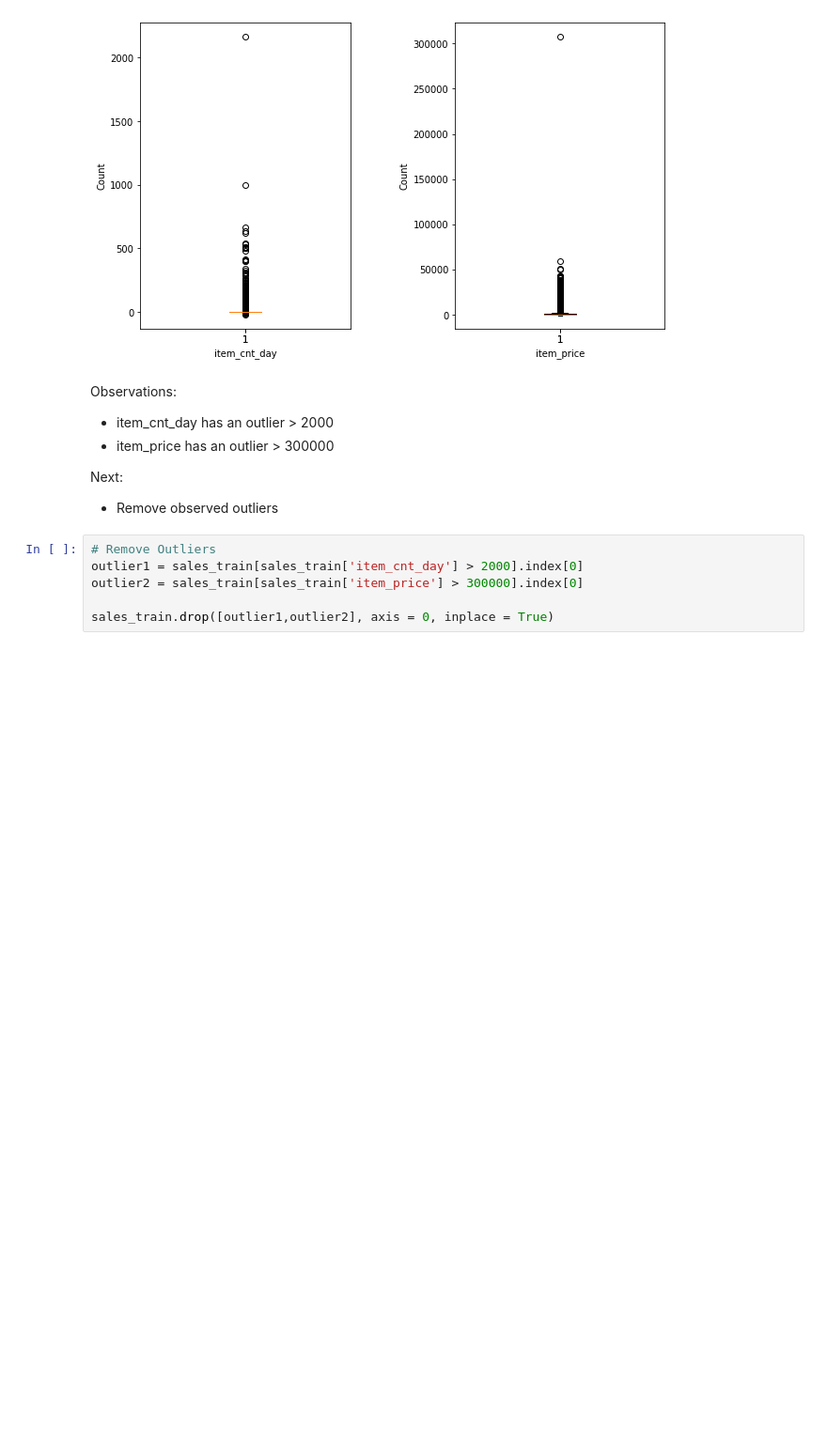
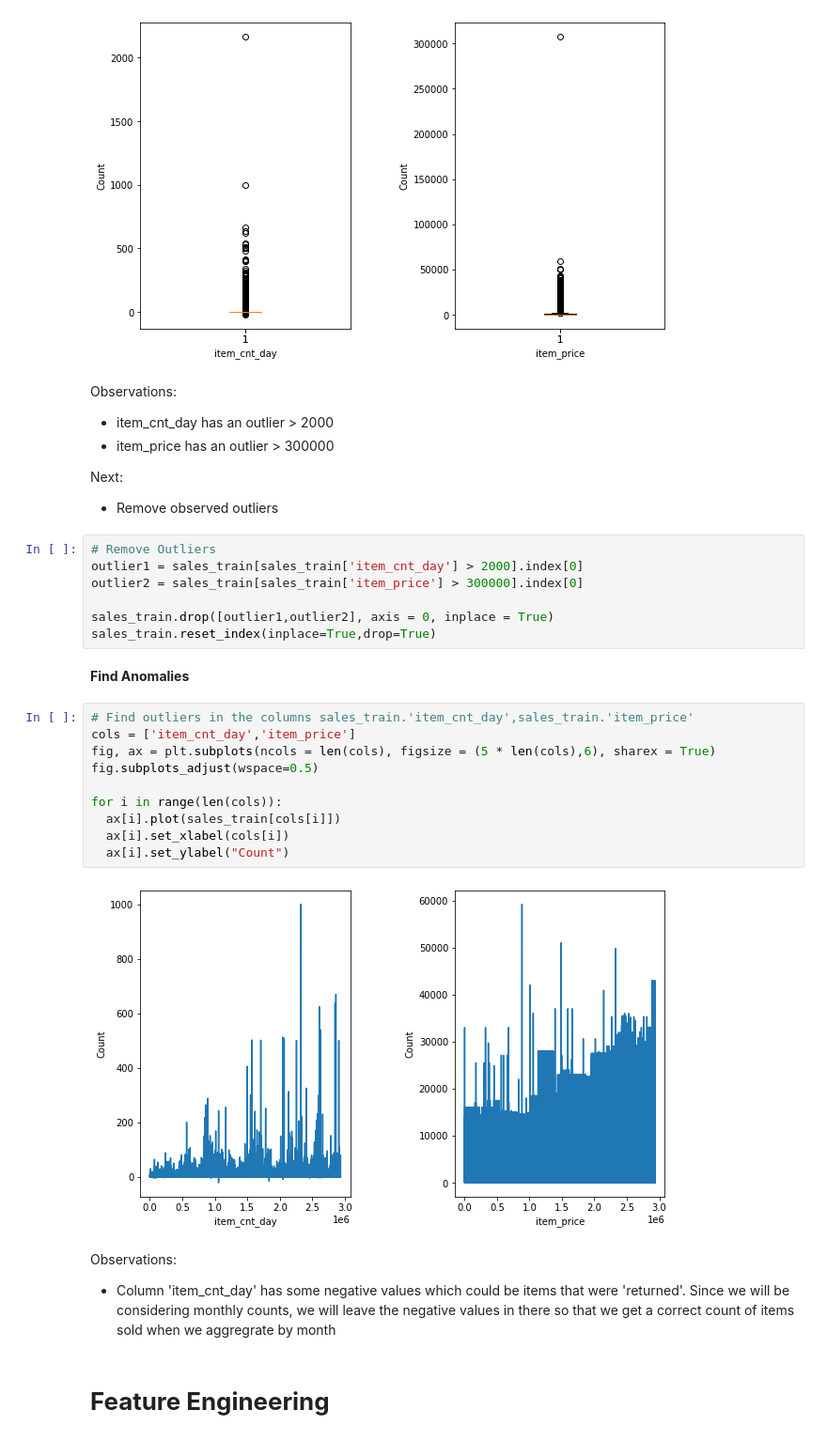
Before and after one commit to fgith/data-science, a Jupyter notebook: temp/new.ipynb, the cells around one changed output. Shown: that part at 94% size. Cells and saved outputs as stored; diff of their text form; blank space fills up the shorter version.

```diff
--- a/temp/new.ipynb
+++ b/temp/new.ipynb
@@ -113,3 +113,24 @@ outlier1 = sales_train[sales_train['item_cnt_day'] > 2000].index[0]
 outlier2 = sales_train[sales_train['item_price'] > 300000].index[0]
 
 sales_train.drop([outlier1,outlier2], axis = 0, inplace = True)
+sales_train.reset_index(inplace=True,drop=True)
+# %% [markdown]
+**Find Anomalies**
+# %%
+# Find outliers in the columns sales_train.'item_cnt_day',sales_train.'item_price'
+cols = ['item_cnt_day','item_price']
+fig, ax = plt.subplots(ncols = len(cols), figsize = (5 * len(cols),6), sharex = True)
+fig.subplots_adjust(wspace=0.5)
+
+for i in range(len(cols)):
+  ax[i].plot(sales_train[cols[i]])
+  ax[i].set_xlabel(cols[i])
+  ax[i].set_ylabel("Count")
+# %% [output]
+[figure, added]
+# %% [markdown]
+Observations:
+
+*   Column 'item_cnt_day' has some negative values which could be items that were 'returned'. Since we will be considering monthly counts, we will leave the negative values in there so that we get a correct count of items sold when we aggregrate by month
+# %% [markdown]
+# **Feature Engineering**
```
Also changed, not shown: parts of 24 cells of this notebook.
